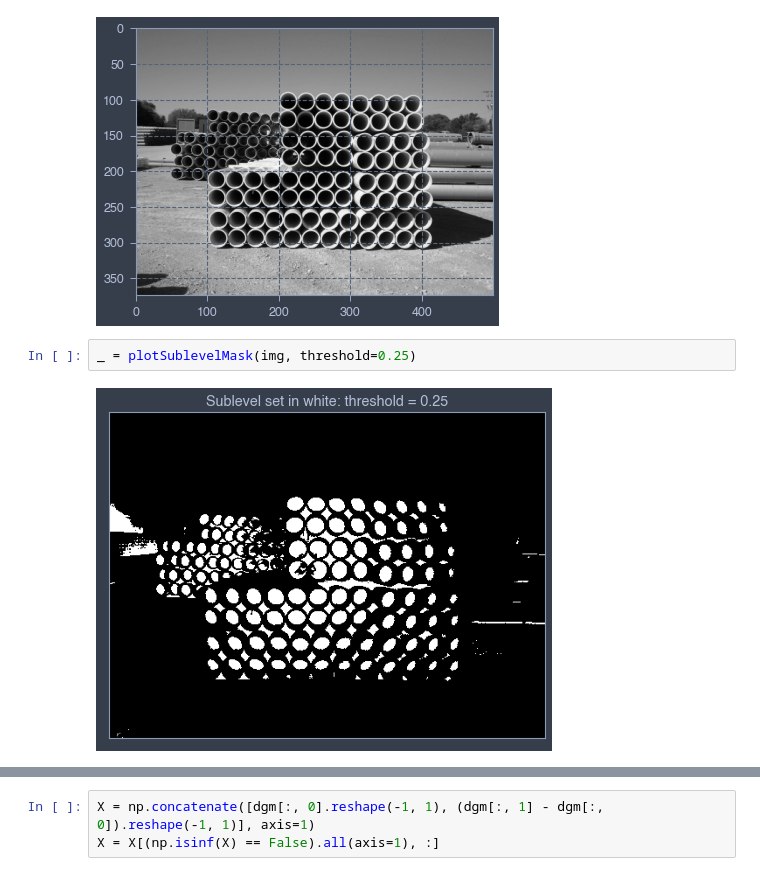
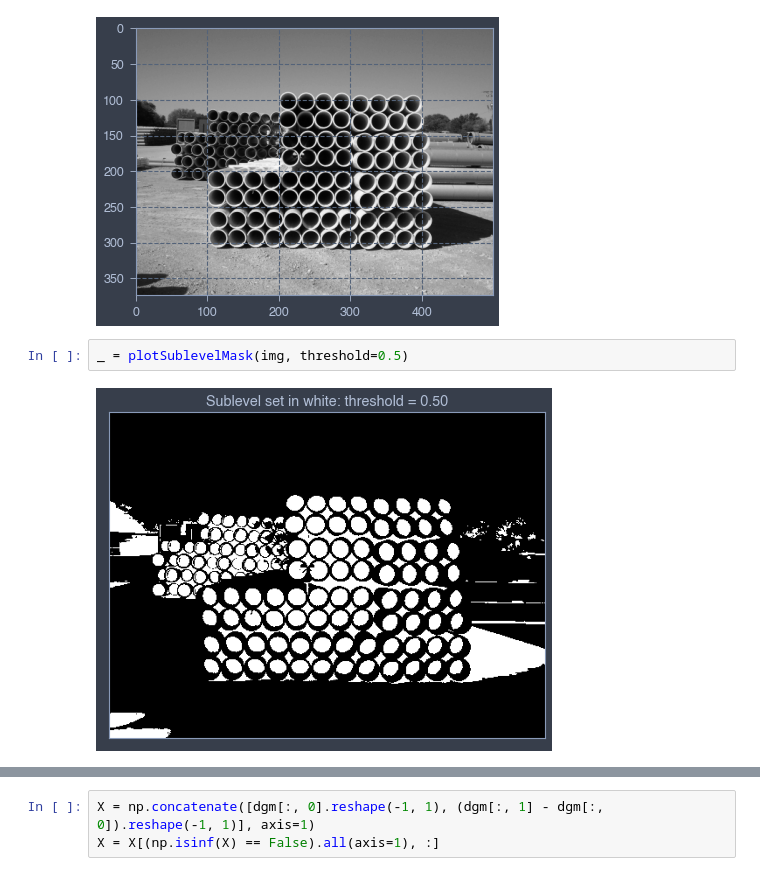
Before and after one commit to jonathanlamar/object-counting, a Jupyter notebook: jon_experimental/TDA EDA.ipynb, the cells around one changed output, grey strips where cells are left out. Saved outputs shown, nothing was run; the diff lists cells and outputs as text.

```diff
--- a/jon_experimental/TDA EDA.ipynb
+++ b/jon_experimental/TDA EDA.ipynb
@@ -49,9 +49,9 @@ _ = plt.imshow(img, cmap='gray')
 # %% [output]
 [figure]
 # %%
-_ = plotSublevelMask(img, threshold=0.25)
+_ = plotSublevelMask(img, threshold=0.5)
 # %% [output]
-[figure, old version]
+[figure, new version]
 # %%
 smoothed = ndimage.uniform_filter(img.astype(np.float64), size=5)
 smoothed += 0.01 * np.random.randn(*smoothed.shape)
```
Also changed, not shown: parts of 7 cells of this notebook, 2 other files.
